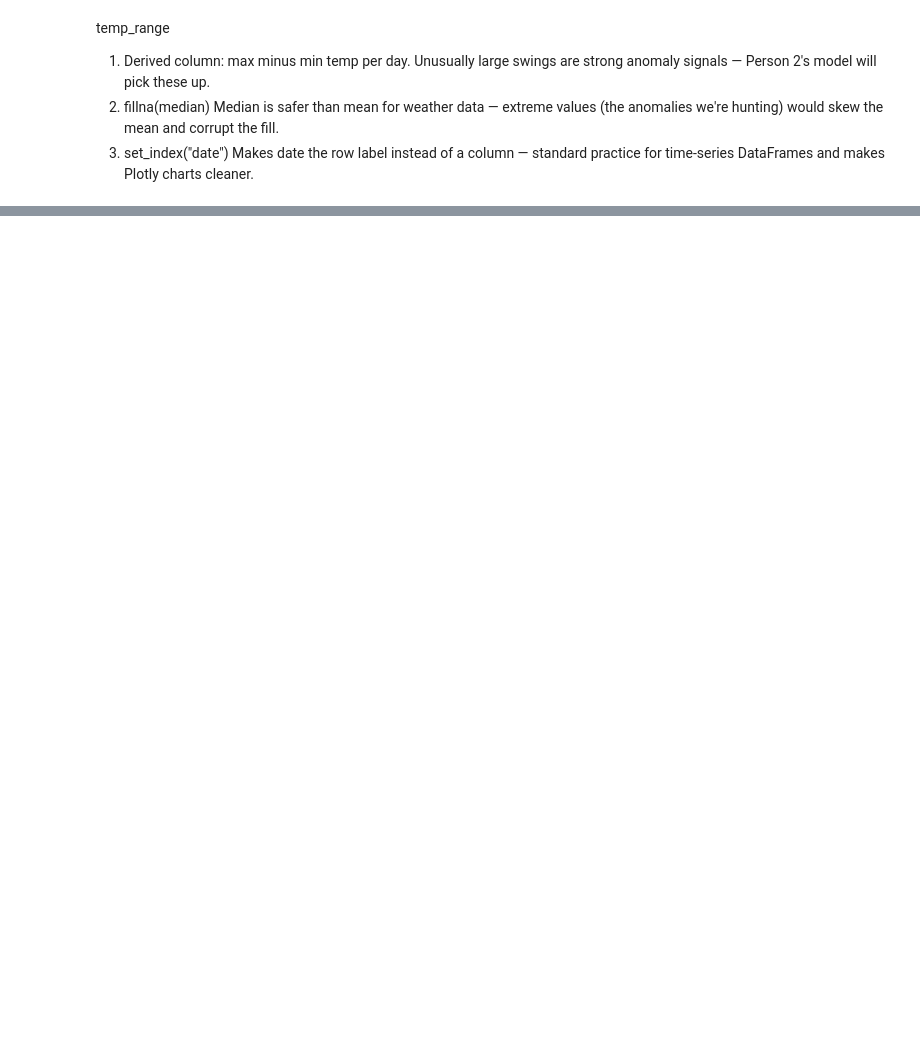
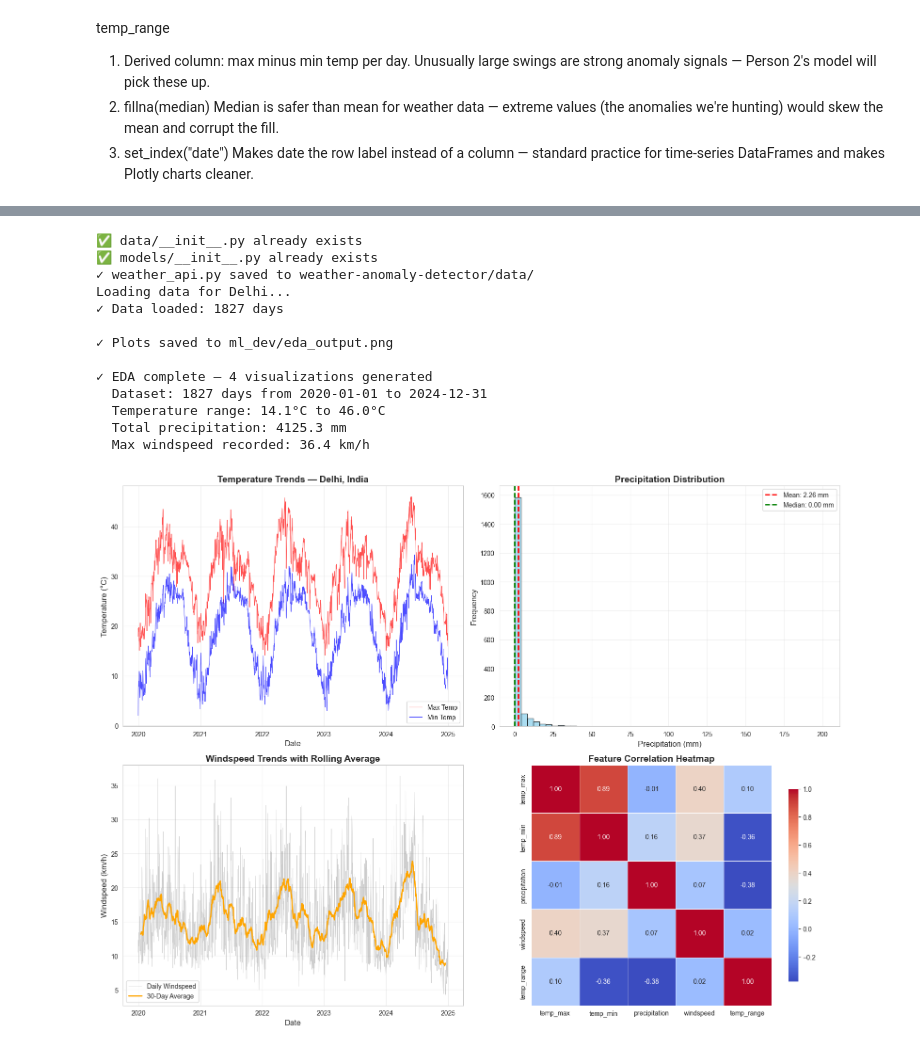
Before and after one commit to sondebisola/GroupA--MAITM6341SP25Midterm, a Jupyter notebook: Group_A_.ipynb, the cells around one changed output, grey strips where cells are left out. Saved outputs shown, nothing was run; the diff lists cells and outputs as text; code cells hidden in the pictures; blank space fills up the shorter version.

```diff
--- a/Group_A_.ipynb
+++ b/Group_A_.ipynb
@@ -589,4 +527,21 @@ print(f"  Max windspeed recorded: {df['windspeed'].max():.1f} km/h")
 # %%
+import sys, os
+
+# Point Python to the weather-anomaly-detector folder
+APP_DIR = r"c:\Users\patel\OneDrive\Desktop\GroupA--MAITM6341SP25Midterm-main\GroupA--MAITM6341SP25Midterm-main\weather-anomaly-detector"
+
+if APP_DIR not in sys.path:
+    sys.path.insert(0, APP_DIR)
+
+# Create __init__.py files so Python treats data/ and models/ as packages
+for folder in ["data", "models"]:
+    init_file = os.path.join(APP_DIR, folder, "__init__.py")
+    if not os.path.exists(init_file):
+        open(init_file, "w").close()
+        print(f"✅ Created {folder}/__init__.py")
+    else:
+        print(f"✅ {folder}/__init__.py already exists")
+
 from data.weather_api import get_weather_df
 import matplotlib.pyplot as plt
 import seaborn as sns
@@ -629,34 +584,49 @@ axes[0, 1].grid(True, alpha=0.3)
 # ── Plot 3: Windspeed over time with 30-day rolling average ──────────
 df['windspeed_rolling_30'] = df['windspeed'].rolling(window=30, center=True).mean()
 axes[1, 0].plot(df.index, df['windspeed'], label='Daily Windspeed', color='gray', alpha=0.4, linewidth=0.5)
 axes[1, 0].plot(df.index, df['windspeed_rolling_30'], label='30-Day Average', color='orange', linewidth=2)
 axes[1, 0].set_title('Windspeed Trends with Rolling Average', fontsize=14, fontweight='bold')
 axes[1, 0].set_xlabel('Date', fontsize=12)
 axes[1, 0].set_ylabel('Windspeed (km/h)', fontsize=12)
 axes[1, 0].legend()
 axes[1, 0].grid(True, alpha=0.3)
 
 # ── Plot 4: Correlation heatmap of all numeric features ──────────────
 # Select only numeric columns (exclude 'city' which is a string)
 numeric_cols = df.select_dtypes(include=[np.number]).columns.tolist()
 # Remove the rolling column we just created for this heatmap
 numeric_cols = [col for col in numeric_cols if 'rolling' not in col]
 
 correlation_matrix = df[numeric_cols].corr()
 sns.heatmap(correlation_matrix, annot=True, fmt='.2f', cmap='coolwarm',
             square=True, linewidths=0.5, ax=axes[1, 1], cbar_kws={"shrink": 0.8})
 axes[1, 1].set_title('Feature Correlation Heatmap', fontsize=14, fontweight='bold')
 
 plt.tight_layout()
-plt.savefig('ml_dev/eda_output.png', dpi=150, bbox_inches='tight')
+
 print("✓ Plots saved to ml_dev/eda_output.png")
 # plt.show()  # Commented out for non-interactive execution
 
 print("\n✓ EDA complete — 4 visualizations generated")
 print(f"  Dataset: {df.shape[0]} days from {df.index.min().date()} to {df.index.max().date()}")
 print(f"  Temperature range: {df['temp_max'].min():.1f}°C to {df['temp_max'].max():.1f}°C")
 print(f"  Total precipitation: {df['precipitation'].sum():.1f} mm")
 print(f"  Max windspeed recorded: {df['windspeed'].max():.1f} km/h")
+# %% [output]
+✅ data/__init__.py already exists
+✅ models/__init__.py already exists
+✓ weather_api.py saved to weather-anomaly-detector/data/
+Loading data for Delhi...
+✓ Data loaded: 1827 days
+
+✓ Plots saved to ml_dev/eda_output.png
+
+✓ EDA complete — 4 visualizations generated
+  Dataset: 1827 days from 2020-01-01 to 2024-12-31
+  Temperature range: 14.1°C to 46.0°C
+  Total precipitation: 4125.3 mm
+  Max windspeed recorded: 36.4 km/h
+[figure, added]
 # %%
 from data.weather_api import get_weather_df
 import pandas as pd
```
Also changed, not shown: parts of 39 cells of this notebook.
